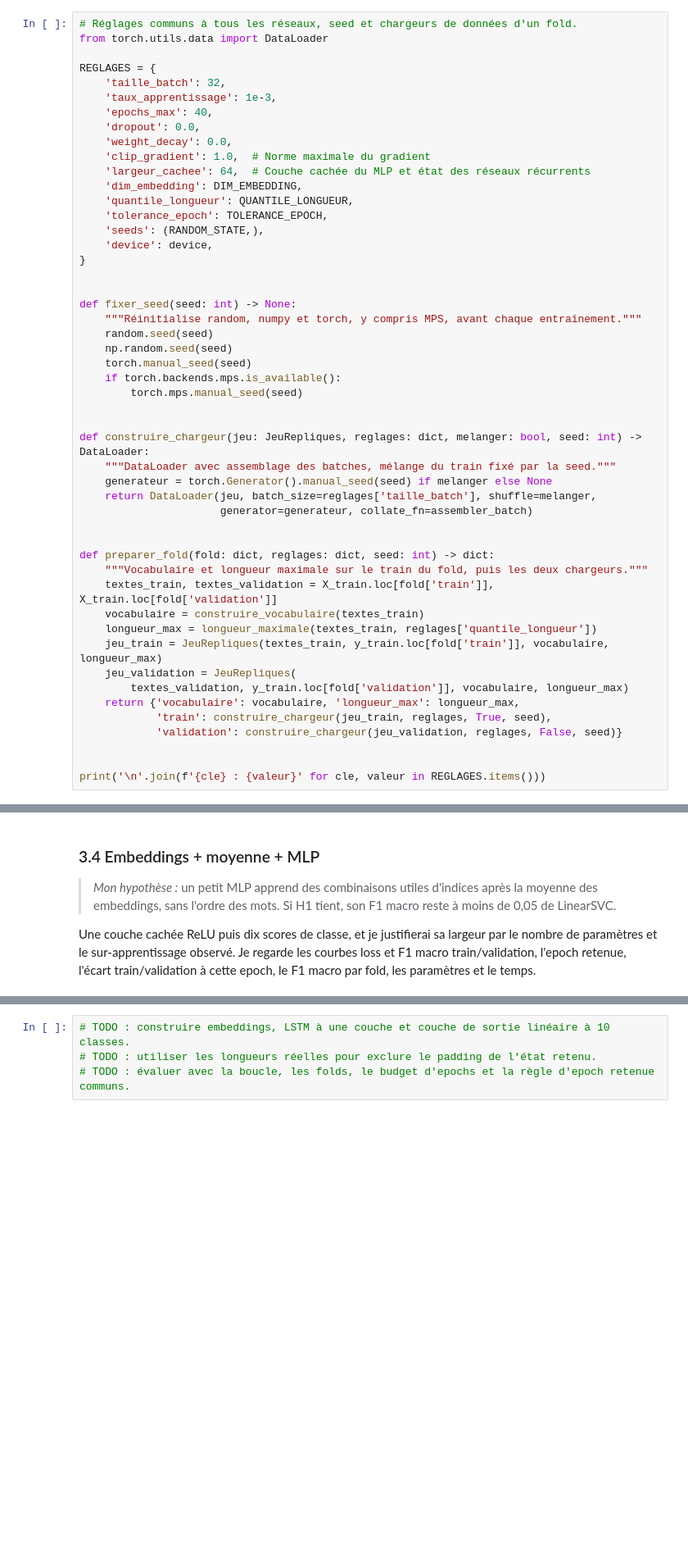
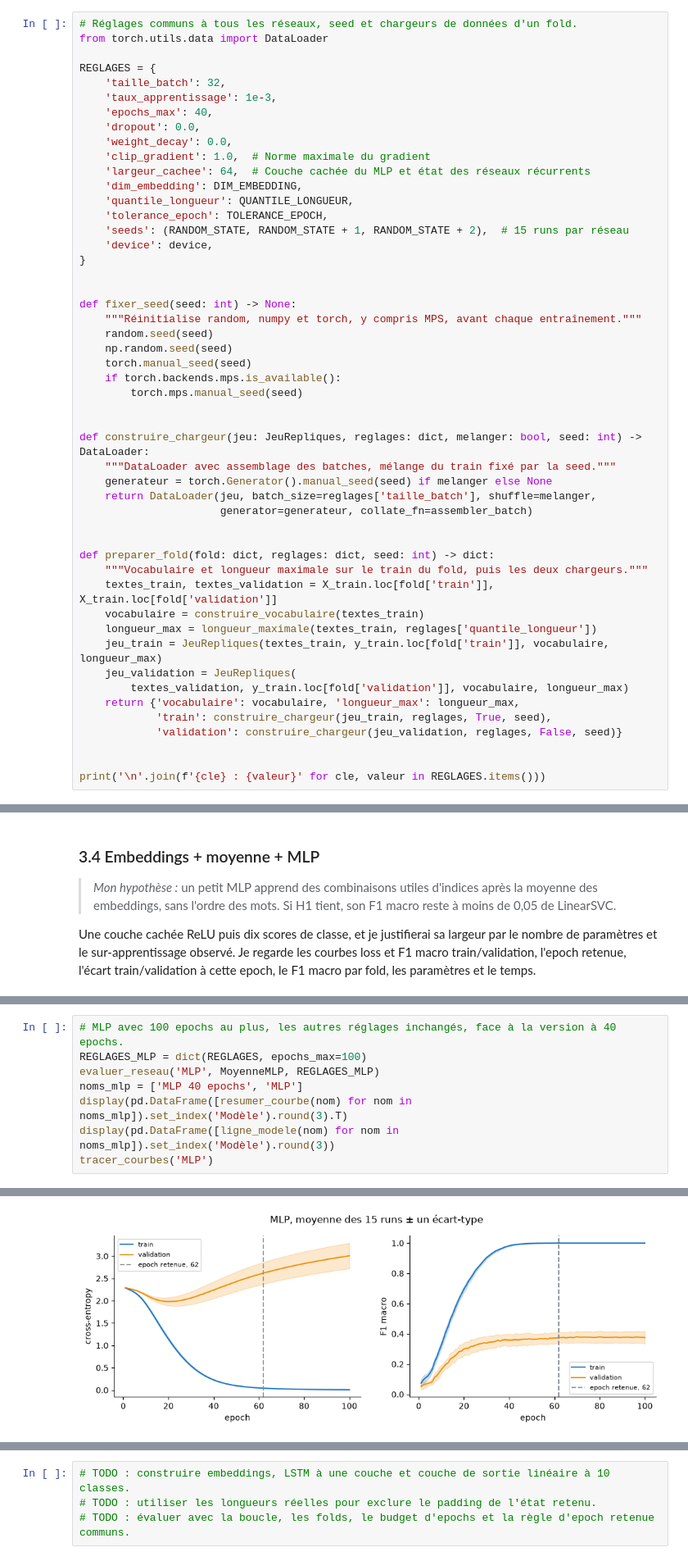
Before and after one commit to mcrayssac/ING3_IAA_GB_NLP, a Jupyter notebook: TP2_NLP_deep_learning.ipynb, the cells around one changed output, grey strips where cells are left out. Shown at 82% size. Drawn from its saved outputs; the diff is of its cells as text; blank space fills up the shorter version.

```diff
--- a/TP2_NLP_deep_learning.ipynb
+++ b/TP2_NLP_deep_learning.ipynb
@@ -921,7 +921,7 @@ REGLAGES = {
     'dim_embedding': DIM_EMBEDDING,
     'quantile_longueur': QUANTILE_LONGUEUR,
     'tolerance_epoch': TOLERANCE_EPOCH,
-    'seeds': (RANDOM_STATE,),
+    'seeds': (RANDOM_STATE, RANDOM_STATE + 1, RANDOM_STATE + 2),  # 15 runs par réseau
     'device': device,
 }
 
@@ -1342,0 +1468,9 @@ Une couche cachée ReLU puis dix scores de classe, et je justifierai sa largeur
+# %%
+# MLP avec 100 epochs au plus, les autres réglages inchangés, face à la version à 40 epochs.
+REGLAGES_MLP = dict(REGLAGES, epochs_max=100)
+evaluer_reseau('MLP', MoyenneMLP, REGLAGES_MLP)
+noms_mlp = ['MLP 40 epochs', 'MLP']
+display(pd.DataFrame([resumer_courbe(nom) for nom in noms_mlp]).set_index('Modèle').round(3).T)
+display(pd.DataFrame([ligne_modele(nom) for nom in noms_mlp]).set_index('Modèle').round(3))
+tracer_courbes('MLP')
+# %% [output]
@@ -1342,0 +1490 @@ Une couche cachée ReLU puis dix scores de classe, et je justifierai sa largeur
+[figure, added]
```
Also changed, not shown: parts of 30 cells of this notebook.
